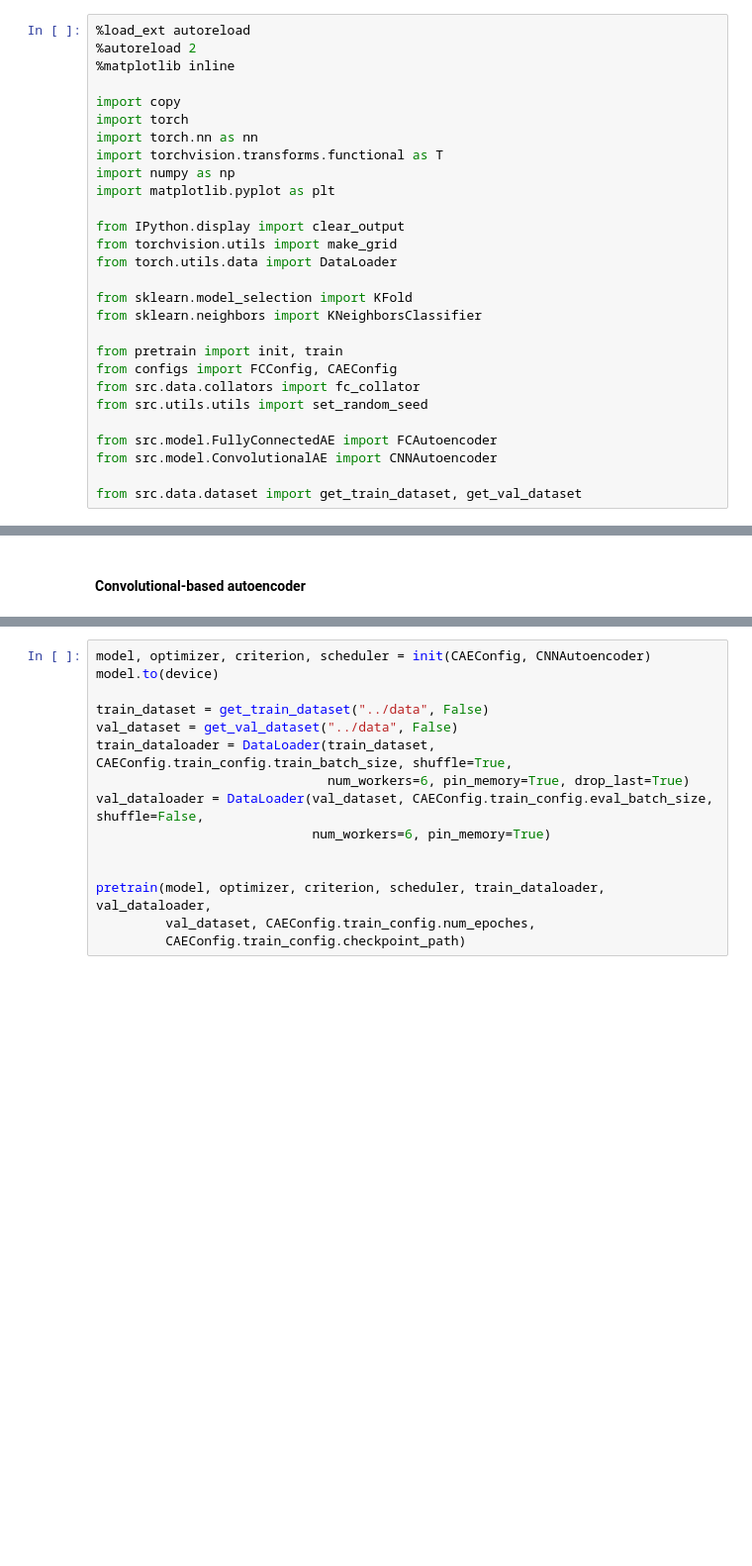
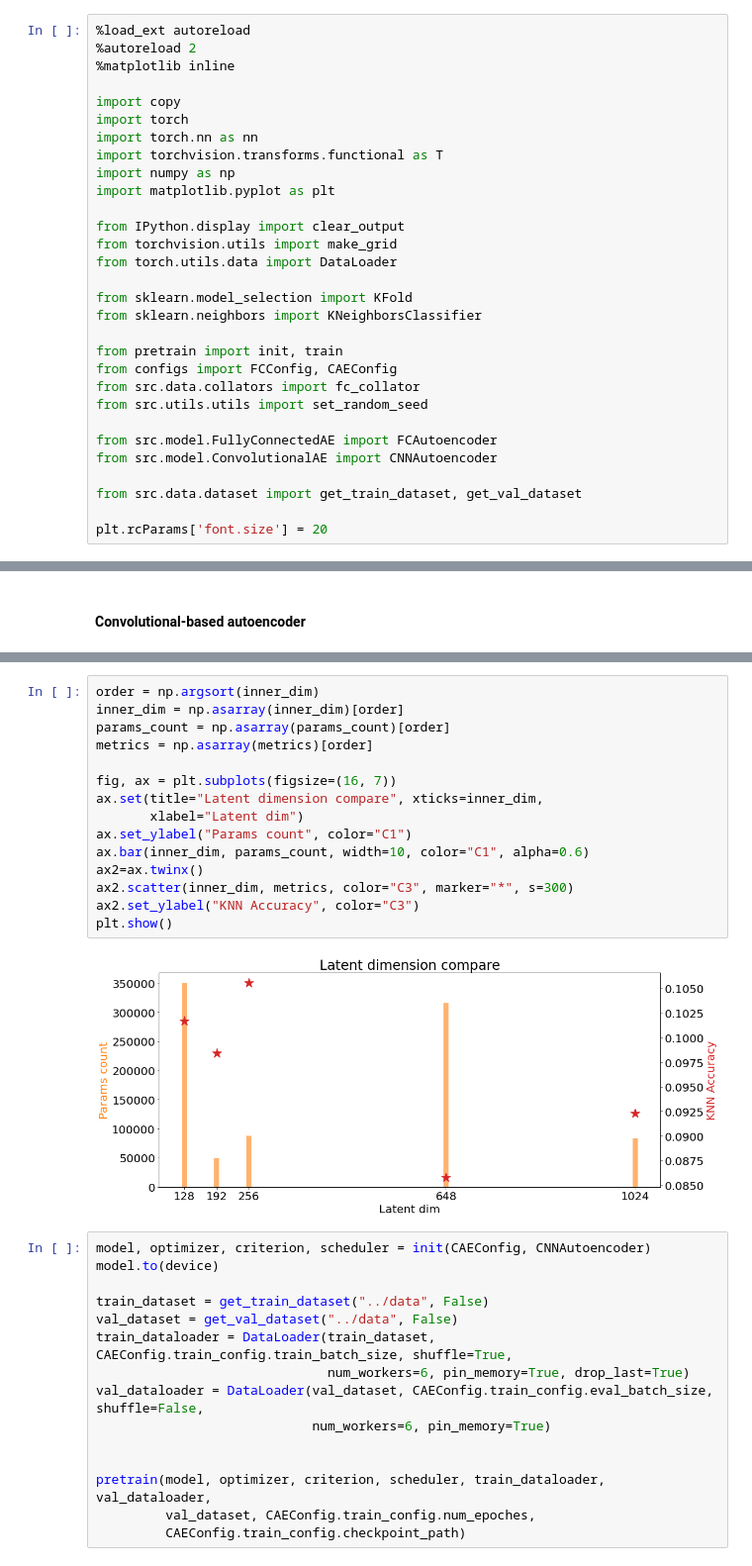
Before and after one commit to johanDDC/MIL_autoencoder, a Jupyter notebook: notebooks/experiments.ipynb, the cells around one changed output, grey strips where cells are left out. Shown: that part at 99% size. Saved outputs shown, nothing was run; the diff lists cells and outputs as text; blank space fills up the shorter version.

Commit message:
Done size compare experiment

```diff
--- a/notebooks/experiments.ipynb
+++ b/notebooks/experiments.ipynb
@@ -26,3 +26,5 @@ from src.model.FullyConnectedAE import FCAutoencoder
 from src.model.ConvolutionalAE import CNNAutoencoder
 
 from src.data.dataset import get_train_dataset, get_val_dataset
+
+plt.rcParams['font.size'] = 20
@@ -215,3 +217,20 @@ torch.save(inner_dim, "inner_dim.pt")
+# %%
+order = np.argsort(inner_dim)
+inner_dim = np.asarray(inner_dim)[order]
+params_count = np.asarray(params_count)[order]
+metrics = np.asarray(metrics)[order]
+
+fig, ax = plt.subplots(figsize=(16, 7))
+ax.set(title="Latent dimension compare", xticks=inner_dim,
+       xlabel="Latent dim")
+ax.set_ylabel("Params count", color="C1")
+ax.bar(inner_dim, params_count, width=10, color="C1", alpha=0.6)
+ax2=ax.twinx()
+ax2.scatter(inner_dim, metrics, color="C3", marker="*", s=300)
+ax2.set_ylabel("KNN Accuracy", color="C3")
+plt.show()
+# %% [output]
+[figure, added]
 # %%
 model, optimizer, criterion, scheduler = init(CAEConfig, CNNAutoencoder)
 model.to(device)
```
Also changed, not shown: parts of 2 cells of this notebook.
